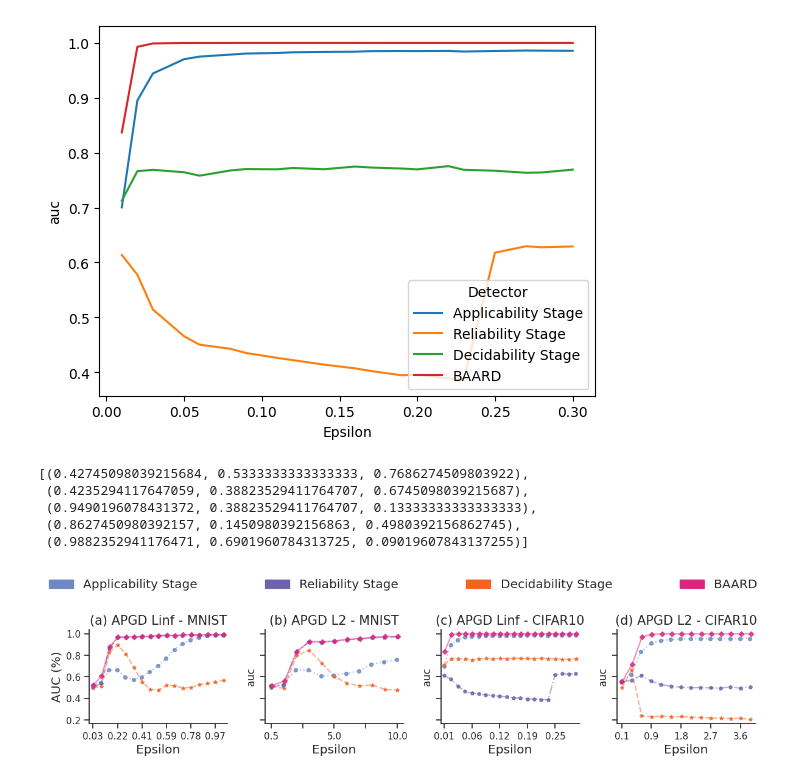
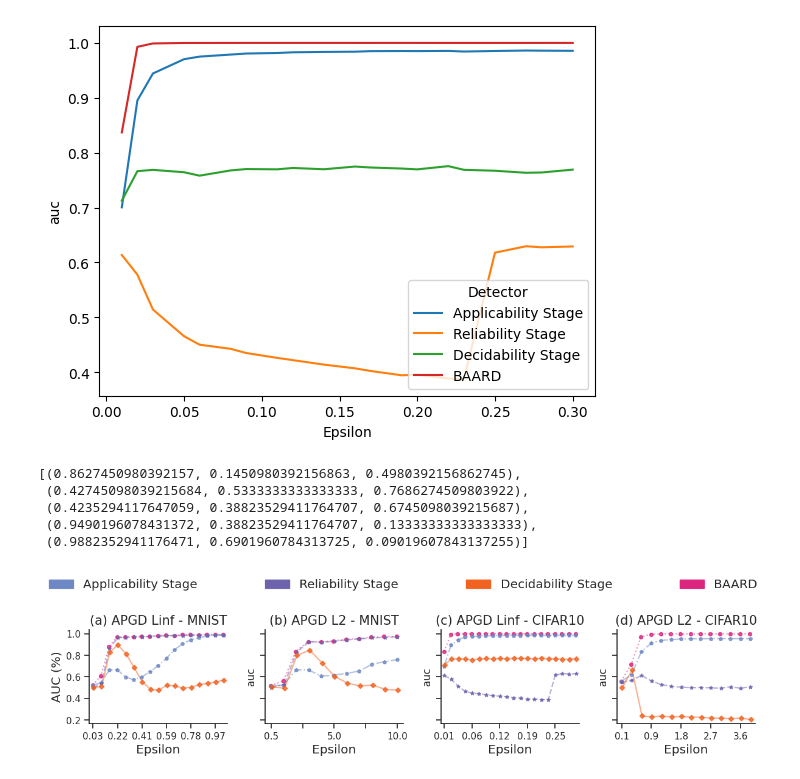
Before and after one commit to changx03/baard, a Jupyter notebook: plots/figure_ablation.ipynb, the cells around one changed output. Drawn from its saved outputs; the diff is of its cells as text; code cells hidden in the pictures.

Commit message:
sort line order

```diff
--- a/plots/figure_ablation.ipynb
+++ b/plots/figure_ablation.ipynb
@@ -164,19 +164,19 @@ sn.lineplot(data=df4, x='Epsilon', y='auc', hue='Detector')
 import matplotlib.patches as patches
 # %%
 ibm_color_palette = [
+    '#DC257F',
     '#6D88C4',
     '#6C63AC',
     '#F26322',
-    '#DC257F',
     '#FCB017',
 
 ]
 sn.color_palette(ibm_color_palette)
 # %% [output]
-[(0.42745098039215684, 0.5333333333333333, 0.7686274509803922),
+[(0.8627450980392157, 0.1450980392156863, 0.4980392156862745),
+ (0.42745098039215684, 0.5333333333333333, 0.7686274509803922),
  (0.4235294117647059, 0.38823529411764707, 0.6745098039215687),
  (0.9490196078431372, 0.38823529411764707, 0.13333333333333333),
- (0.8627450980392157, 0.1450980392156863, 0.4980392156862745),
  (0.9882352941176471, 0.6901960784313725, 0.09019607843137255)]
 # %%
 
@@ -206,6 +206,12 @@ linewidth = {
 markers = ['o', 'p', '*', 'D']
 linestyles = [':', '-.', '--', '-']
 
+# Sort with baard goes 1st
+df1 = df1.sort_values('Detector', key=lambda s: s.apply(['BAARD', 'Applicability Stage', 'Reliability Stage', 'Decidability Stage'].index), ignore_index=True)
+df2 = df2.sort_values('Detector', key=lambda s: s.apply(['BAARD', 'Applicability Stage', 'Reliability Stage', 'Decidability Stage'].index), ignore_index=True)
+df3 = df3.sort_values('Detector', key=lambda s: s.apply(['BAARD', 'Applicability Stage', 'Reliability Stage', 'Decidability Stage'].index), ignore_index=True)
+df4 = df4.sort_values('Detector', key=lambda s: s.apply(['BAARD', 'Applicability Stage', 'Reliability Stage', 'Decidability Stage'].index), ignore_index=True)
+
 sn.pointplot(data=df2, x='Epsilon', y='auc', hue='Detector', ax=axs[0], markers=markers, scale=0.6, linestyles=linestyles, dodge=True)
 sn.pointplot(data=df1, x='Epsilon', y='auc', hue='Detector', ax=axs[1], markers=markers, scale=0.6, linestyles=linestyles, dodge=True)
 sn.pointplot(data=df4, x='Epsilon', y='auc', hue='Detector', ax=axs[2], markers=markers, scale=0.6, linestyles=linestyles, dodge=True)
@@ -219,31 +225,33 @@ titles = [
     '(d) APGD L2 - CIFAR10',
 ]
 
 handles, labels = axs[-1].get_legend_handles_labels()
 handles = [patches.Patch(color=c) for c in ibm_color_palette[:4]]
+handles = handles[1:] + handles[:1]
+labels = labels[1:] + labels[:1]
 fig.legend(handles=handles, labels=labels, loc='lower left',
            bbox_to_anchor=(0, 1, 1, 0), mode="expand", ncol=4, fontsize=FONTSIZE
            ).get_frame().set_linewidth(0)
 axs[0].set_ylabel('AUC (%)', fontsize=FONTSIZE)
 for i, title in enumerate(titles):
     axs[i].set_title(title, fontsize=FONTSIZE + 0.5)
     axs[i].get_legend().remove()
     axs[i].set_xlabel('Epsilon', fontsize=FONTSIZE)
     ax = axs[i]
     for dots in ax.collections:
         color = dots.get_facecolor()
         # dots.set_color(sn.set_hls_values(color, l=0.5))
         dots.set_alpha(.8)
         dots.set_zorder(2)
     for line in ax.lines:
         line.set_zorder(0)
         line.set_alpha(.5)
 axs[0].set_xticks([0, 3, 6, 9, 12, 15])
 axs[1].set_xticks(np.linspace(0, df1['Epsilon'].max(), num=5))
 axs[2].set_xticks([0, 4, 8, 12, 16])
 axs[3].set_xticks([0, 3, 6, 9, 12])
 
 plt.tight_layout()
 plt.savefig('ablation.pdf', dpi=300, bbox_inches='tight')
 # %% [output]
-[figure, old version]
+[figure, new version]
```
Also changed, not shown: 1 other file.
